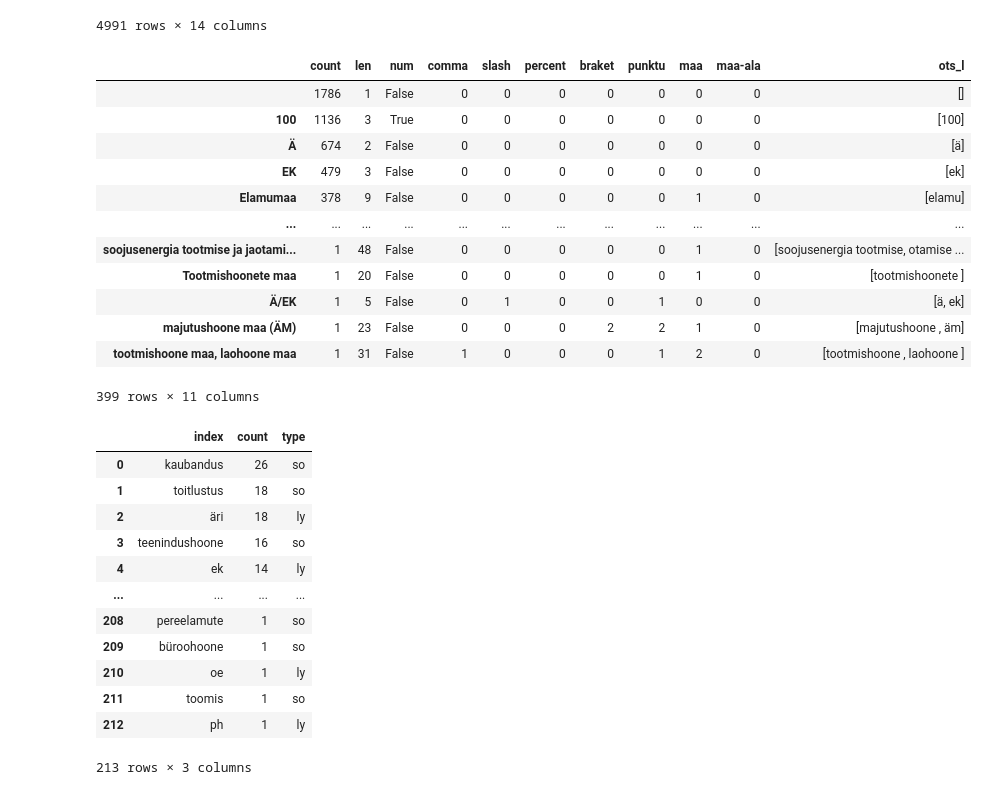
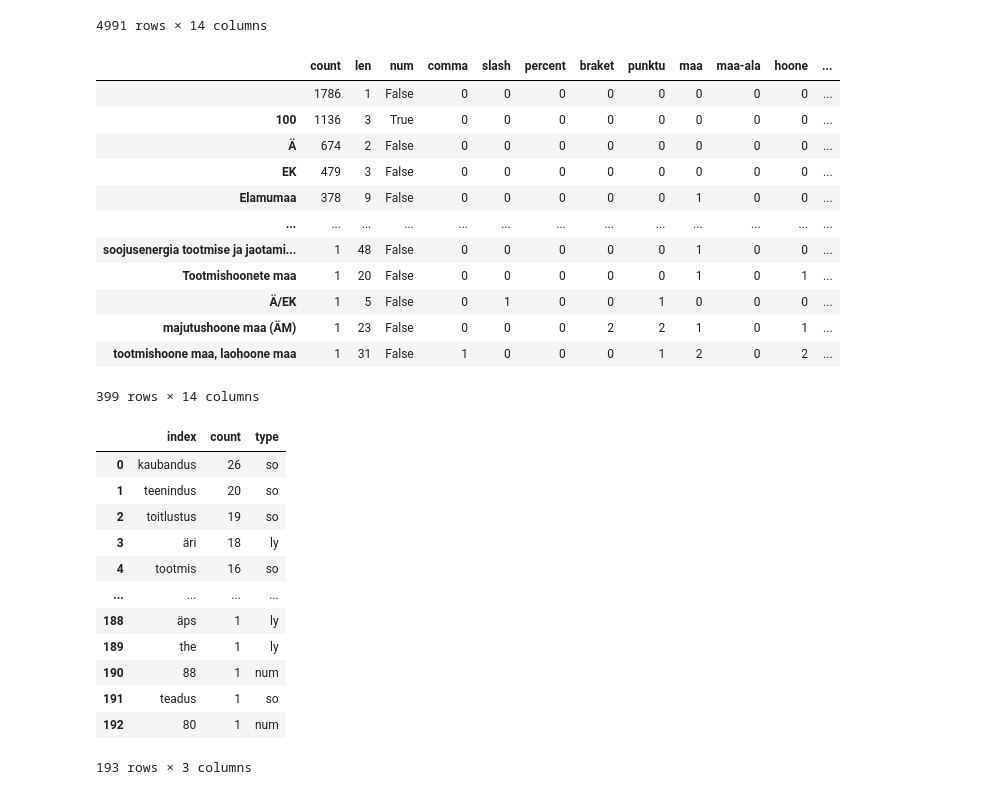
Before and after one commit to taavip/MAPlaneeringud, a Jupyter notebook: plan_analyys.ipynb, the cells around one changed output. Cells and saved outputs as stored; diff of their text form; code cells hidden in the pictures.

```diff
--- a/plan_analyys.ipynb
+++ b/plan_analyys.ipynb
@@ -269,34 +266,37 @@ def to_1D(series):
 # %%
 import string
 import re
 count_so=to_1D(df["otstarve_l"]).value_counts().to_frame('count')
 count_so['len']=count_so.index.str.len()
 count_so['num']=count_so.index.str.isnumeric()
 count_so['comma']=count_so.index.str.count(",")
 count_so['slash']=count_so.index.str.count("/")
 count_so['percent']=count_so.index.str.count("%")
 count_so['braket']= count_so.index.str.count('\(') + count_so.index.str.count('\)')
 count_so['punktu']= count_so.index.str.count(f'[{re.escape(string.punctuation)}]')
 count_so['maa']= count_so.index.str.count('maa')
 count_so['maa-ala']= count_so.index.str.count('maa-ala')
-count_so['ots_l']=count_so.index.str.replace('sat-siooni','satsiooni').str.replace(' maa-ala','').str.replace('y','ü').str.replace('/',';').str.replace('%','').str.replace('\n','').str.replace('=','').str.replace('≥','').str.replace('≤','').str.replace('<','').str.replace('>','').str.replace(' ja', ';').str.replace('ja ', ';').str.replace(',', ';').str.replace('.', ';').str.replace('(', ';').str.replace(')', ';').str.replace('või', ';').str.replace('vähemalt', ';').str.replace('kuni', ';').str.strip(' ').str.lower().str.replace('-',';')
+count_so['hoone']= count_so.index.str.count('hoone')
+count_so['ehitis']= count_so.index.str.count('ehitis')
+count_so['rajatis']= count_so.index.str.count('rajatis')
+count_so['ots_l']=count_so.index.str.replace('sat-siooni','satsiooni').str.replace('hoonete','').str.replace('hoone','').str.replace('ehitiste','').str.replace('ehitise','').str.replace('rajatise','').str.replace('rajatiste','').str.replace('ja/','').str.replace(' maa-ala','').str.replace('y','ü').str.replace('/',';').str.replace('%','').str.replace('\n','').str.replace('=','').str.replace('≥','').str.replace('≤','').str.replace('<','').str.replace('>','').str.replace('ja ', ';').str.replace(',', ';').str.replace('.', ';').str.replace('(', ';').str.replace(')', ';').str.replace('või', ';').str.replace('vähemalt', ';').str.replace('kuni', ';').str.strip(' ').str.lower().str.replace('-',';')
 count_so['ots_l']=count_so['ots_l'].str.split(';')
 count_so['ots_l']=count_so['ots_l'].apply(strip_element)
 count_so
 # %% [output]
-|  | count | len | num | comma | slash | percent | braket | punktu | maa | maa-ala | ots_l |
-|  | 1786 | 1 | False | 0 | 0 | 0 | 0 | 0 | 0 | 0 | [] |
-| 100 | 1136 | 3 | True | 0 | 0 | 0 | 0 | 0 | 0 | 0 | [100] |
-| Ä | 674 | 2 | False | 0 | 0 | 0 | 0 | 0 | 0 | 0 | [ä] |
-| EK | 479 | 3 | False | 0 | 0 | 0 | 0 | 0 | 0 | 0 | [ek] |
-| Elamumaa | 378 | 9 | False | 0 | 0 | 0 | 0 | 0 | 1 | 0 | [elamu] |
-| ... | ... | ... | ... | ... | ... | ... | ... | ... | ... | ... | ... |
-| soojusenergia tootmise ja jaotami... | 1 | 48 | False | 0 | 0 | 0 | 0 | 0 | 1 | 0 | [soojusenergia tootmise, otamise ... |
-| Tootmishoonete maa | 1 | 20 | False | 0 | 0 | 0 | 0 | 0 | 1 | 0 | [tootmishoonete ] |
-| Ä/EK | 1 | 5 | False | 0 | 1 | 0 | 0 | 1 | 0 | 0 | [ä, ek] |
-| majutushoone maa (ÄM) | 1 | 23 | False | 0 | 0 | 0 | 2 | 2 | 1 | 0 | [majutushoone , äm] |
-| tootmishoone maa, laohoone maa | 1 | 31 | False | 1 | 0 | 0 | 0 | 1 | 2 | 0 | [tootmishoone , laohoone ] |
+|  | count | len | num | comma | slash | percent | braket | punktu | maa | maa-ala | hoone | ... |
+|  | 1786 | 1 | False | 0 | 0 | 0 | 0 | 0 | 0 | 0 | 0 | ... |
+| 100 | 1136 | 3 | True | 0 | 0 | 0 | 0 | 0 | 0 | 0 | 0 | ... |
+| Ä | 674 | 2 | False | 0 | 0 | 0 | 0 | 0 | 0 | 0 | 0 | ... |
+| EK | 479 | 3 | False | 0 | 0 | 0 | 0 | 0 | 0 | 0 | 0 | ... |
+| Elamumaa | 378 | 9 | False | 0 | 0 | 0 | 0 | 0 | 1 | 0 | 0 | ... |
+| ... | ... | ... | ... | ... | ... | ... | ... | ... | ... | ... | ... | ... |
+| soojusenergia tootmise ja jaotami... | 1 | 48 | False | 0 | 0 | 0 | 0 | 0 | 1 | 0 | 0 | ... |
+| Tootmishoonete maa | 1 | 20 | False | 0 | 0 | 0 | 0 | 0 | 1 | 0 | 1 | ... |
+| Ä/EK | 1 | 5 | False | 0 | 1 | 0 | 0 | 1 | 0 | 0 | 0 | ... |
+| majutushoone maa (ÄM) | 1 | 23 | False | 0 | 0 | 0 | 2 | 2 | 1 | 0 | 1 | ... |
+| tootmishoone maa, laohoone maa | 1 | 31 | False | 1 | 0 | 0 | 0 | 1 | 2 | 0 | 2 | ... |
-399 rows × 11 columns
+399 rows × 14 columns
 # %%
 
 test=to_1D(count_so["ots_l"]).value_counts().to_frame('count')
@@ -311,17 +311,17 @@ test
 # %% [output]
 |  | index | count | type |
 | 0 | kaubandus | 26 | so |
-| 1 | toitlustus | 18 | so |
-| 2 | äri | 18 | ly |
-| 3 | teenindushoone | 16 | so |
-| 4 | ek | 14 | ly |
+| 1 | teenindus | 20 | so |
+| 2 | toitlustus | 19 | so |
+| 3 | äri | 18 | ly |
+| 4 | tootmis | 16 | so |
 | ... | ... | ... | ... |
-| 208 | pereelamute | 1 | so |
-| 209 | büroohoone | 1 | so |
-| 210 | oe | 1 | ly |
-| 211 | toomis | 1 | so |
-| 212 | ph | 1 | ly |
+| 188 | äps | 1 | ly |
+| 189 | the | 1 | ly |
+| 190 | 88 | 1 | num |
+| 191 | teadus | 1 | so |
+| 192 | 80 | 1 | num |
-213 rows × 3 columns
+193 rows × 3 columns
 # %%
 !pip install string-grouper
 # %% [output]
```
Also changed, not shown: parts of 6 cells of this notebook.
